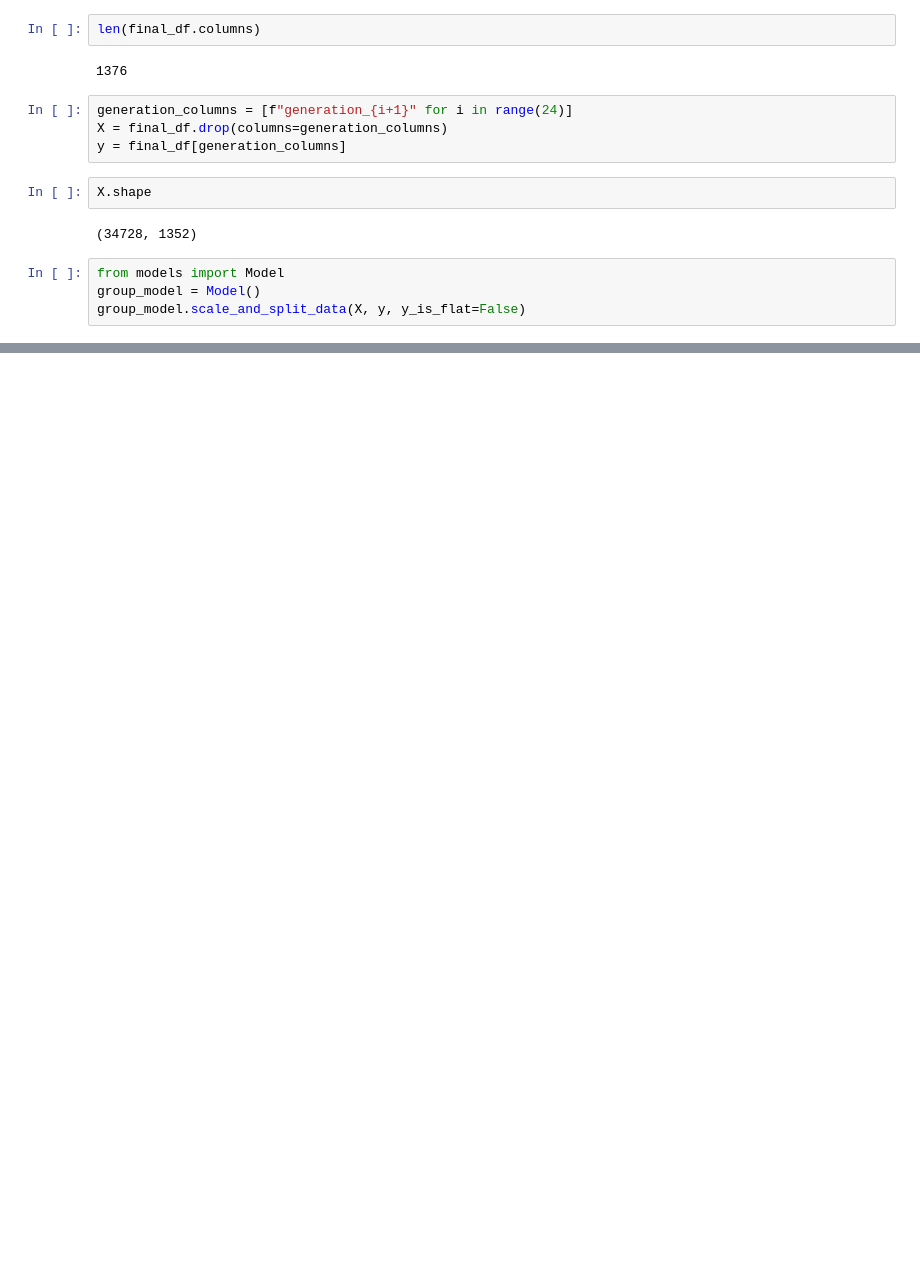
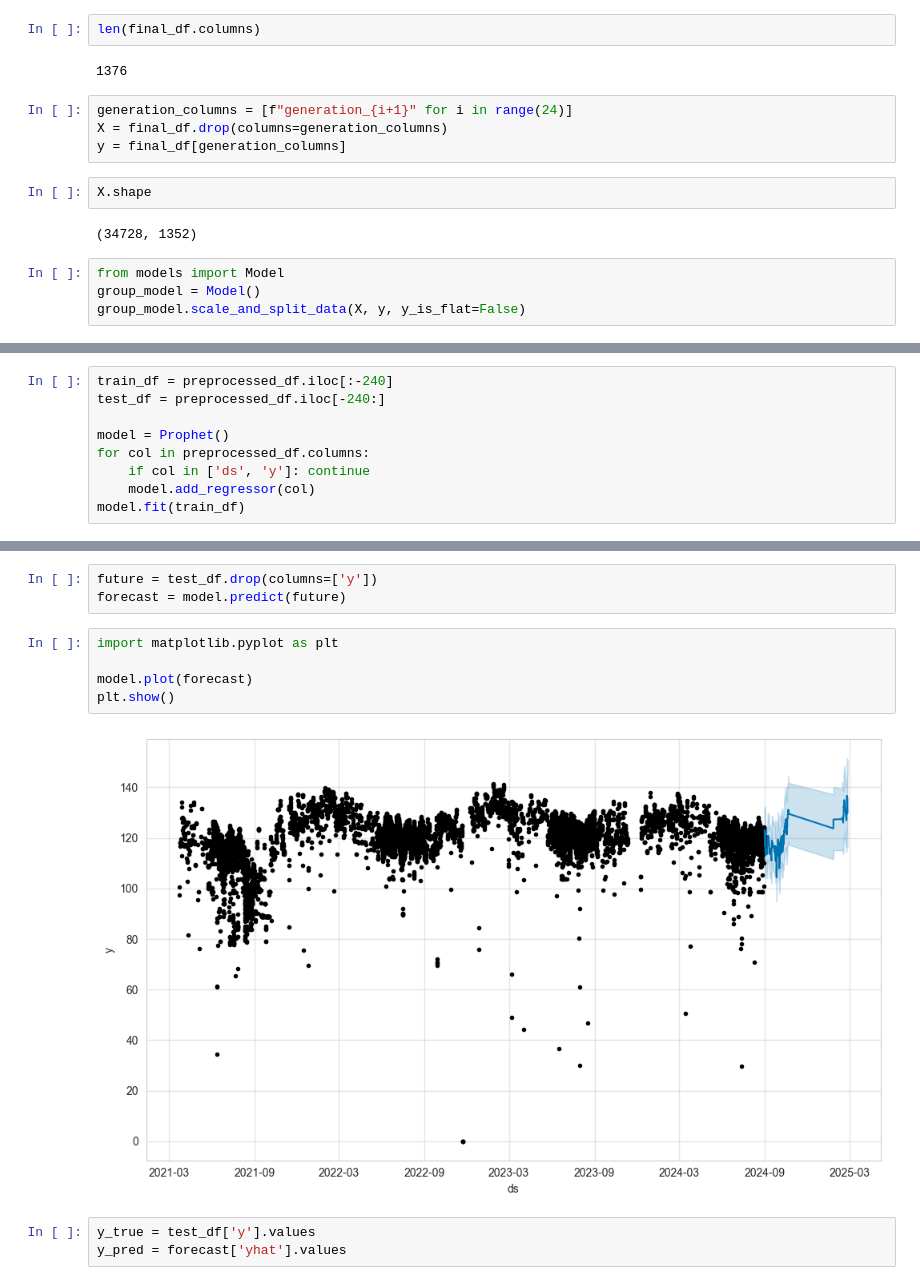
Before and after one commit to SHSMJ200/Bargh_ML, a Jupyter notebook: src/models/jas_test.ipynb, the cells around one changed output, grey strips where cells are left out. Saved outputs shown, nothing was run; the diff lists cells and outputs as text; blank space fills up the shorter version.

Commit message:
Use Prophet package as a time series model

```diff
--- a/src/models/jas_test.ipynb
+++ b/src/models/jas_test.ipynb
@@ -245,0 +327,9 @@ Train Error: 13.42%, Test Error: 14.14%
+# %%
+train_df = preprocessed_df.iloc[:-240]
+test_df = preprocessed_df.iloc[-240:]
+
+model = Prophet()
+for col in preprocessed_df.columns:
+    if col in ['ds', 'y']: continue
+    model.add_regressor(col)
+model.fit(train_df)
@@ -245,0 +340,13 @@ Train Error: 13.42%, Test Error: 14.14%
+# %%
+future = test_df.drop(columns=['y'])
+forecast = model.predict(future)
+# %%
+import matplotlib.pyplot as plt
+
+model.plot(forecast)
+plt.show()
+# %% [output]
+[figure, added]
+# %%
+y_true = test_df['y'].values
+y_pred = forecast['yhat'].values
```
Also changed, not shown: parts of 8 cells of this notebook, 5 other files.
